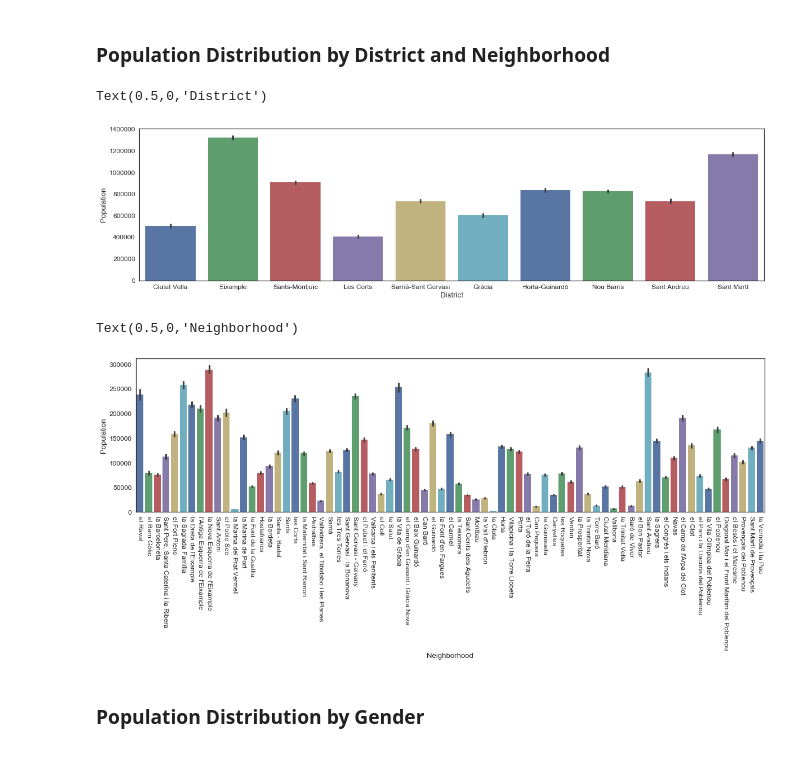
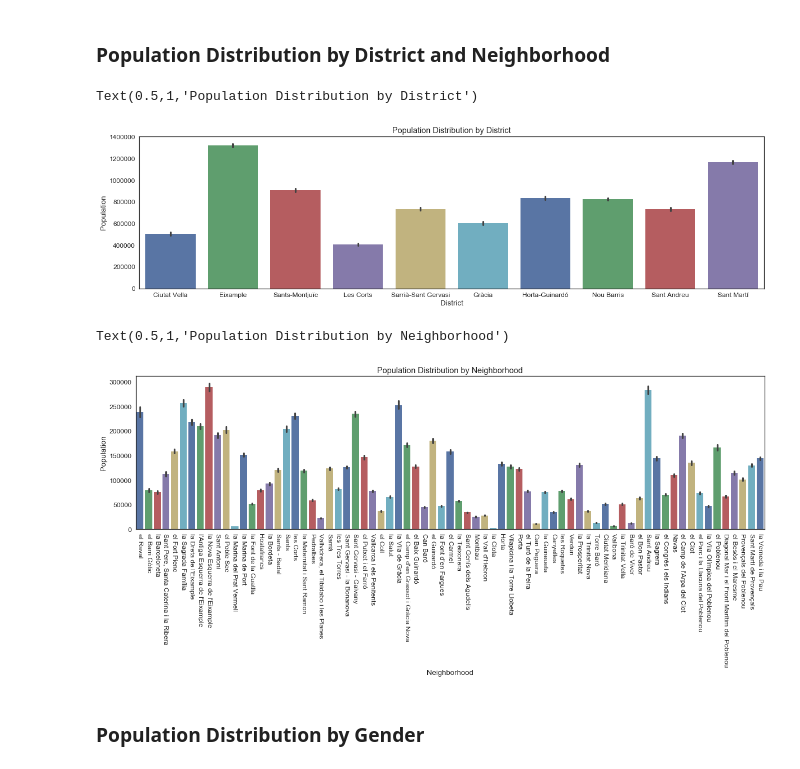
Before and after one commit to novajon/exploring-barcelona, a Jupyter notebook: Barcelona Data Analysis.ipynb, the cells around one changed output. Drawn from its saved outputs; the diff is of its cells as text; code cells hidden in the pictures.

```diff
--- a/Barcelona Data Analysis.ipynb
+++ b/Barcelona Data Analysis.ipynb
@@ -64,24 +64,26 @@ population.Age[population.Age=="-95"] = ">=95"
 ### Population Distribution by District and Neighborhood
 # %%
 plt.figure(figsize=(20,5))
-sns.set_palette("deep",len(set(population["District.Name"])))
+sns.set_palette("deep",n_colors=len(set(population["District.Name"])))
 by_neighborhood = sns.barplot(data=population,x="District.Name",y="Number",estimator=sum)
 plt.ylabel("Population")
 plt.xlabel("District")
+plt.title("Population Distribution by District")
 # %% [output]
-Text(0.5,0,'District')
+Text(0.5,1,'Population Distribution by District')
-[figure, old version]
+[figure, new version]
 # %%
 plt.figure(figsize=(20,5))
-sns.set_palette("deep",len(set(population["Neighborhood.Name"])))
+sns.set_palette("deep",n_colors=len(set(population["Neighborhood.Name"])))
 by_neighborhood = sns.barplot(data=population,x="Neighborhood.Name",y="Number",estimator=sum)
 for item in by_neighborhood.get_xticklabels():
     item.set_rotation(-90)
 plt.ylabel("Population")
 plt.xlabel("Neighborhood")
+plt.title("Population Distribution by Neighborhood")
 # %% [output]
-Text(0.5,0,'Neighborhood')
+Text(0.5,1,'Population Distribution by Neighborhood')
-[figure, old version]
+[figure, new version]
 # %% [markdown]
 ### Population Distribution by Gender
 # %%
```
Also changed, not shown: parts of 21 cells of this notebook.
